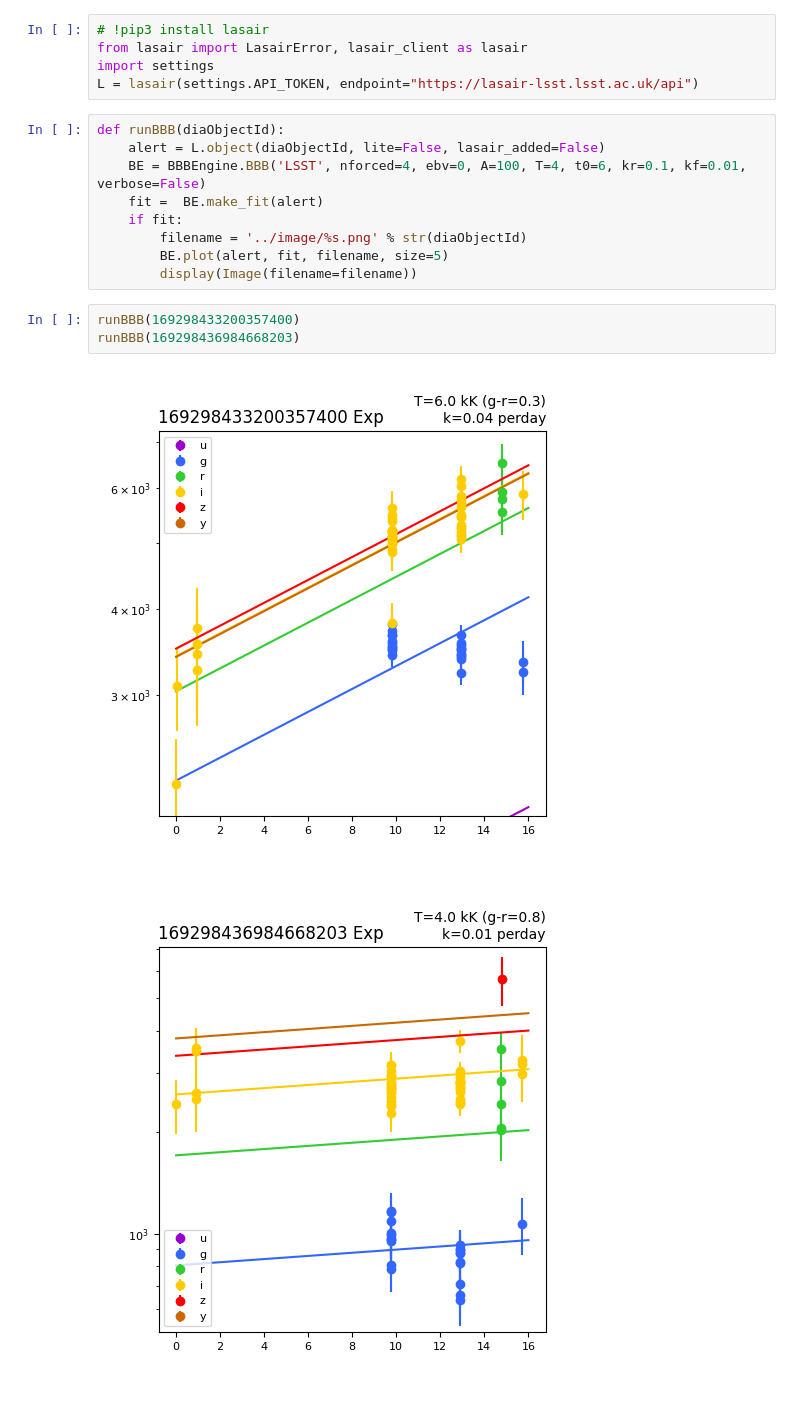
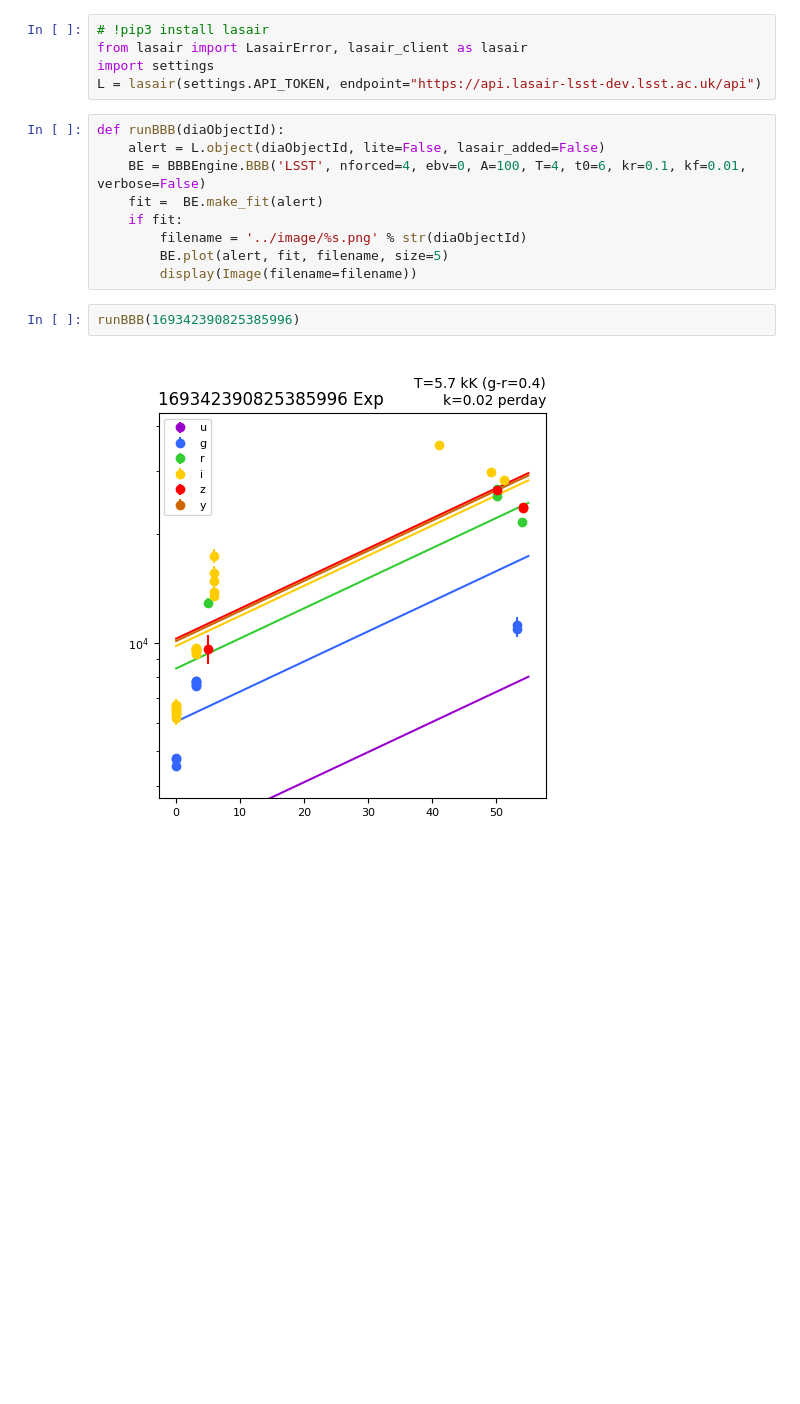
Before and after one commit to lsst-uk/lasair-examples, a Jupyter notebook: notebooks/features/6_bazinBlackBody/api_plot_lsst.ipynb, the cells around one changed output. Saved outputs shown, nothing was run; the diff lists cells and outputs as text; blank space fills up the shorter version.

Commit message:
added api. to lasair-lsst

```diff
--- a/notebooks/features/6_bazinBlackBody/api_plot_lsst.ipynb
+++ b/notebooks/features/6_bazinBlackBody/api_plot_lsst.ipynb
@@ -22,7 +22,7 @@ BBBEngine = importlib.import_module(BBBcode)
 # !pip3 install lasair
 from lasair import LasairError, lasair_client as lasair
 import settings
-L = lasair(settings.API_TOKEN, endpoint="https://lasair-lsst.lsst.ac.uk/api")
+L = lasair(settings.API_TOKEN, endpoint="https://api.lasair-lsst-dev.lsst.ac.uk/api")
 # %%
 def runBBB(diaObjectId):
     alert = L.object(diaObjectId, lite=False, lasair_added=False)
@@ -33,8 +33,6 @@ def runBBB(diaObjectId):
         BE.plot(alert, fit, filename, size=5)
         display(Image(filename=filename))
 # %%
-runBBB(169298433200357400)
-runBBB(169298436984668203)
+runBBB(169342390825385996)
 # %% [output]
-[figure, old version]
+[figure, new version]
-[figure, removed]
```
Also changed, not shown: 9 other files.
